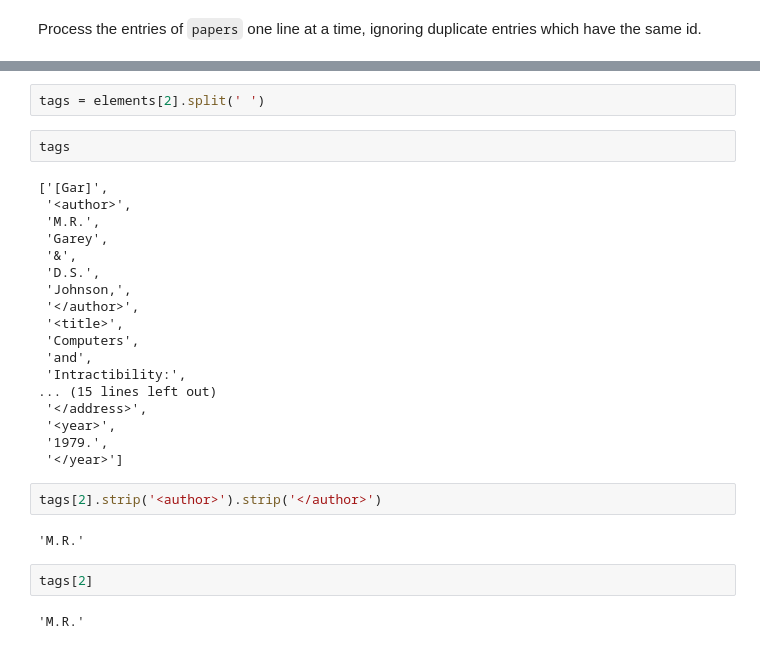
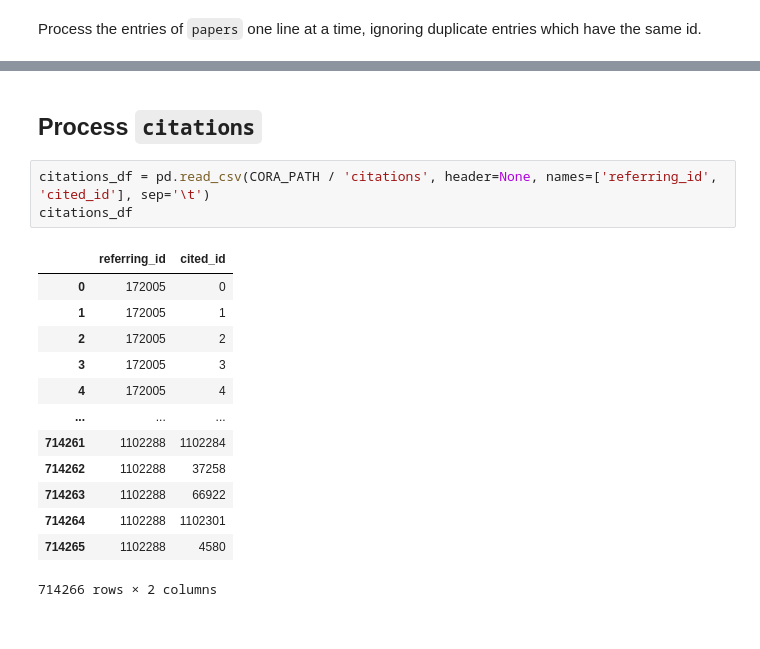
Before and after one commit to urielsinger/tNodeEmbed, a Jupyter notebook: data/CORA/cora.ipynb, the cells around one changed output, grey strips where cells are left out. Cells and saved outputs as stored; diff of their text form.

```diff
--- a/data/CORA/cora.ipynb
+++ b/data/CORA/cora.ipynb
@@ -256,30 +186,19 @@ IndexError: list index out of range
-# %%
-tags = elements[2].split(' ')
-# %%
-tags
-# %% [output]
-['[Gar]',
- '<author>',
- 'M.R.',
- 'Garey',
- '&',
- 'D.S.',
- 'Johnson,',
- '</author>',
- '<title>',
- 'Computers',
- 'and',
- 'Intractibility:',
-... (15 lines left out)
- '</address>',
- '<year>',
- '1979.',
- '</year>']
-# %%
-tags[2].strip('<author>').strip('</author>')
-# %% [output]
-'M.R.'
-# %%
-tags[2]
-# %% [output]
-'M.R.'
+# %% [markdown]
+## Process `citations`
+# %%
+citations_df = pd.read_csv(CORA_PATH / 'citations', header=None, names=['referring_id', 'cited_id'], sep='\t')
+citations_df
+# %% [output]
+|  | referring_id | cited_id |
+| 0 | 172005 | 0 |
+| 1 | 172005 | 1 |
+| 2 | 172005 | 2 |
+| 3 | 172005 | 3 |
+| 4 | 172005 | 4 |
+| ... | ... | ... |
+| 714261 | 1102288 | 1102284 |
+| 714262 | 1102288 | 37258 |
+| 714263 | 1102288 | 66922 |
+| 714264 | 1102288 | 1102301 |
+| 714265 | 1102288 | 4580 |
+714266 rows × 2 columns
```
Also changed, not shown: parts of 11 cells of this notebook.
